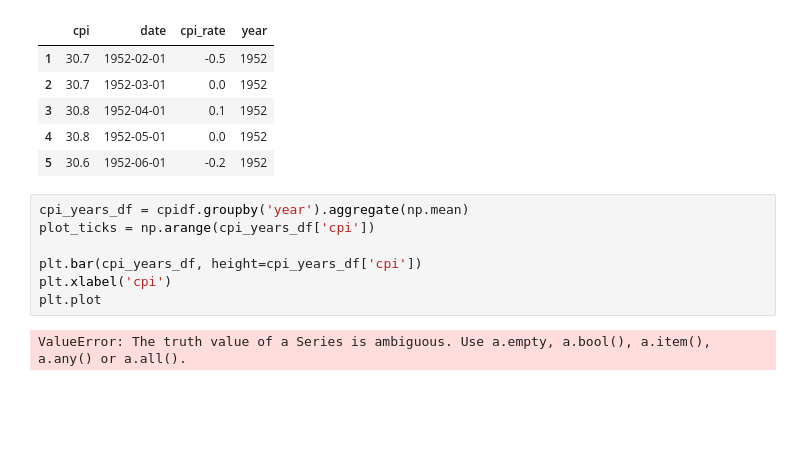
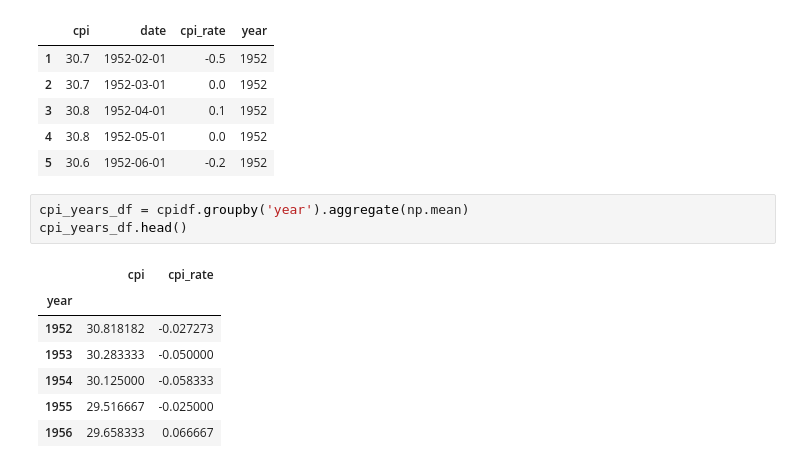
Before and after one commit to chrisoyer/thinkful_notes, a Jupyter notebook: Food Inflation plots.ipynb, the cells around one changed output. Saved outputs shown, nothing was run; the diff lists cells and outputs as text; blank space fills up the shorter version.

```diff
--- a/Food Inflation plots.ipynb
+++ b/Food Inflation plots.ipynb
@@ -943,10 +943,12 @@ See the caveats in the documentation: http://pandas.pydata.org/pandas-docs/stabl
 | 5 | 30.6 | 1952-06-01 | -0.2 | 1952 |
 # %%
 cpi_years_df = cpidf.groupby('year').aggregate(np.mean)
-plot_ticks = np.arange(cpi_years_df['cpi'])
-
-plt.bar(cpi_years_df, height=cpi_years_df['cpi'])
-plt.xlabel('cpi')
-plt.plot
+cpi_years_df.head()
 # %% [output]
-ValueError: The truth value of a Series is ambiguous. Use a.empty, a.bool(), a.item(), a.any() or a.all().
+|  | cpi | cpi_rate |
+| year |  |  |
+| 1952 | 30.818182 | -0.027273 |
+| 1953 | 30.283333 | -0.050000 |
+| 1954 | 30.125000 | -0.058333 |
+| 1955 | 29.516667 | -0.025000 |
+| 1956 | 29.658333 | 0.066667 |
```
Also changed, not shown: parts of 2 cells of this notebook, 1 other file.
